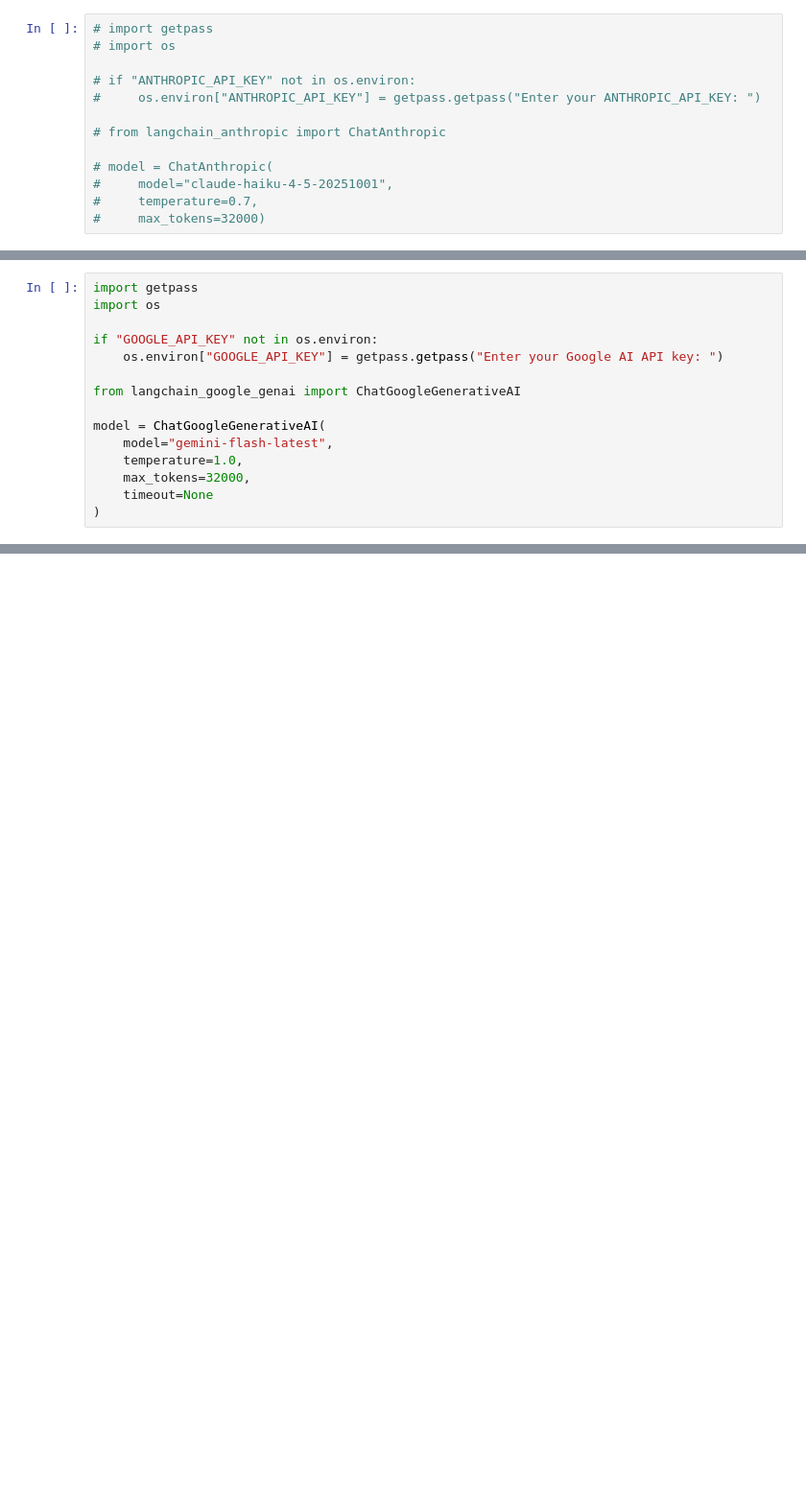
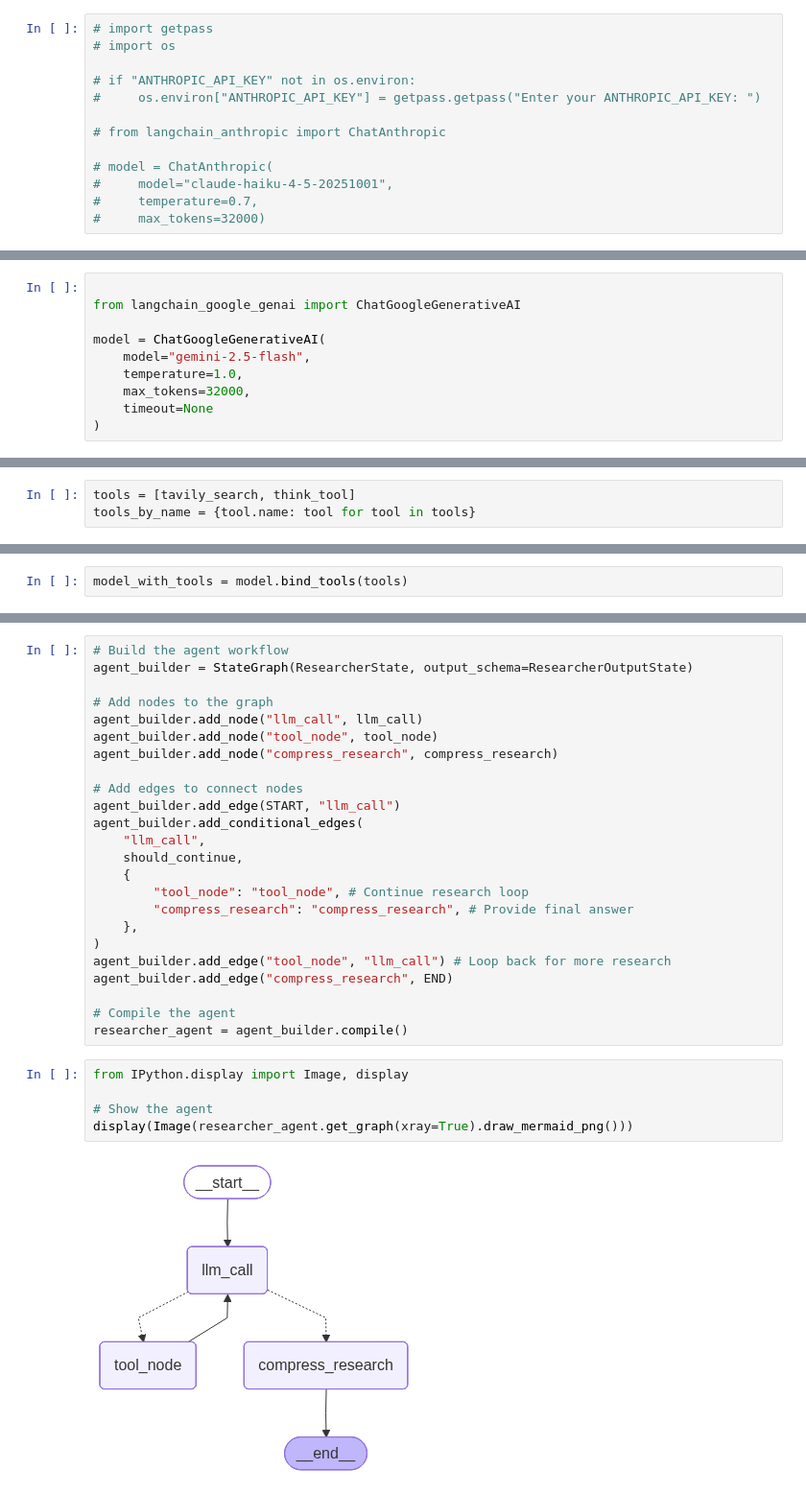
Before and after one commit to nimal-dineshm/Deep_Research_Agent, a Jupyter notebook: notebooks/agent2.ipynb, the cells around one changed output, grey strips where cells are left out. Shown at 96% size. Drawn from its saved outputs; the diff is of its cells as text; blank space fills up the shorter version.

Commit message:
add the llm to agent for user question

```diff
--- a/notebooks/agent2.ipynb
+++ b/notebooks/agent2.ipynb
@@ -20,14 +26,9 @@ sys.path.append(project_root)
 # %%
-import getpass
-import os
-
-if "GOOGLE_API_KEY" not in os.environ:
-    os.environ["GOOGLE_API_KEY"] = getpass.getpass("Enter your Google AI API key: ")
 
 from langchain_google_genai import ChatGoogleGenerativeAI
 
 model = ChatGoogleGenerativeAI(
-    model="gemini-flash-latest",
+    model="gemini-2.5-flash",
     temperature=1.0,
     max_tokens=32000,
     timeout=None
@@ -37,0 +49,3 @@ if "TAVILY_API_KEY" not in os.environ:
+# %%
+tools = [tavily_search, think_tool]
+tools_by_name = {tool.name: tool for tool in tools}
@@ -37,0 +57,2 @@ if "TAVILY_API_KEY" not in os.environ:
+# %%
+model_with_tools = model.bind_tools(tools)
@@ -37,0 +172,31 @@ if "TAVILY_API_KEY" not in os.environ:
+# %%
+# Build the agent workflow
+agent_builder = StateGraph(ResearcherState, output_schema=ResearcherOutputState)
+
+# Add nodes to the graph
+agent_builder.add_node("llm_call", llm_call)
+agent_builder.add_node("tool_node", tool_node)
+agent_builder.add_node("compress_research", compress_research)
+
+# Add edges to connect nodes
+agent_builder.add_edge(START, "llm_call")
+agent_builder.add_conditional_edges(
+    "llm_call",
+    should_continue,
+    {
+        "tool_node": "tool_node", # Continue research loop
+        "compress_research": "compress_research", # Provide final answer
+    },
+)
+agent_builder.add_edge("tool_node", "llm_call") # Loop back for more research
+agent_builder.add_edge("compress_research", END)
+
+# Compile the agent
+researcher_agent = agent_builder.compile()
+# %%
+from IPython.display import Image, display
+
+# Show the agent
+display(Image(researcher_agent.get_graph(xray=True).draw_mermaid_png()))
+# %% [output]
+[figure, added]
```
Also changed, not shown: parts of 14 cells of this notebook.
